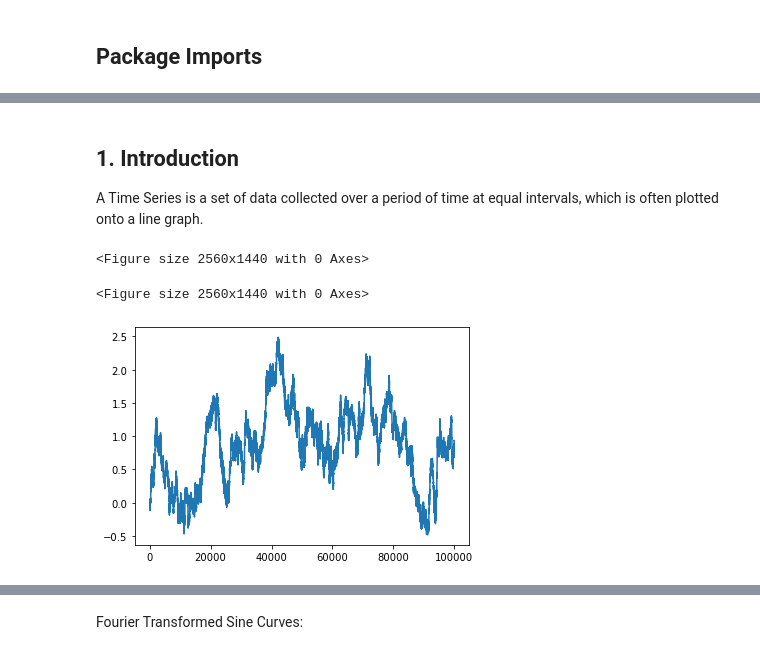
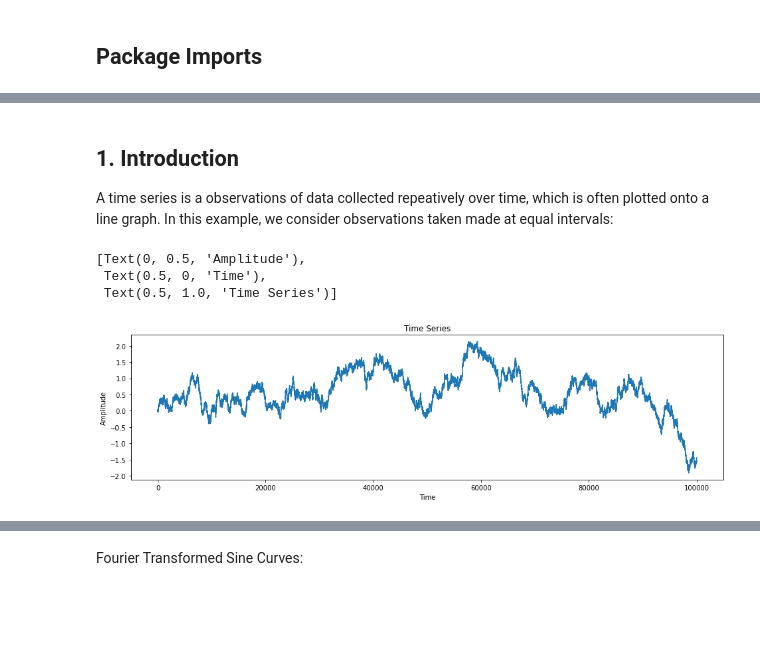
Before and after one commit to TawyeebOS/Time-Series-Analysis-and-Fourier-Transform-Nuffield-Project, a Jupyter notebook: Report-Draft.ipynb, the cells around one changed output, grey strips where cells are left out. Saved outputs shown, nothing was run; the diff lists cells and outputs as text; code cells hidden in the pictures; blank space fills up the shorter version.

```diff
--- a/Report-Draft.ipynb
+++ b/Report-Draft.ipynb
@@ -30,21 +38,20 @@ def powerspectrum(X):
     return np.abs(Xt) ** 2
 # %% [markdown]
 ## 1. Introduction
-A Time Series is a set of data collected over a period of time at equal intervals, which is often plotted onto a line graph.
+A time series is a observations of data collected repeatively over time, which is often plotted onto a line graph. In this example, we consider observations taken made at equal intervals:
-# %%
-figure(num=None, figsize=(32, 18), dpi=80, facecolor='w', edgecolor='k')
-# %% [output]
-<Figure size 2560x1440 with 0 Axes>
-<Figure size 2560x1440 with 0 Axes>
 # %%
 vol = .030
 lag = 300
 df = pd.DataFrame(np.random.randn(100000) * sqrt(vol) * sqrt(1 / 252.)).cumsum()
-# %%
-plt.plot(df[0].tolist())
-plt.show()
-# %% [output]
-[figure, removed]
+# %%
+fig, ax = plt.subplots(1, figsize=plt.figaspect(.25))
+plt.plot(df[0].tolist())
+ax.set(xlabel ="Time", ylabel="Amplitude", title="Time Series")
+# %% [output]
+[Text(0, 0.5, 'Amplitude'),
+ Text(0.5, 0, 'Time'),
+ Text(0.5, 1.0, 'Time Series')]
+[figure, added]
 # %% [markdown]
 This is an example on a single univariate time series, whereas in some cases it may be more useful to have a multivariate time series, multiple time series or a combination of the two. An example of needing a multivariate time series, is when you are observing the effect of multiple variable on an observation, such as how a patient's diet, lifestyle and exercise could affect their physical health. An example of a usage of multiple time series could be if you're trying to train or optimise an algorithm by looking at multiple time series. For instance, by trying to detect the symptoms of faults in the engine by sampling engine noise.
 
```
Also changed, not shown: parts of 32 cells of this notebook, 1 other file.
